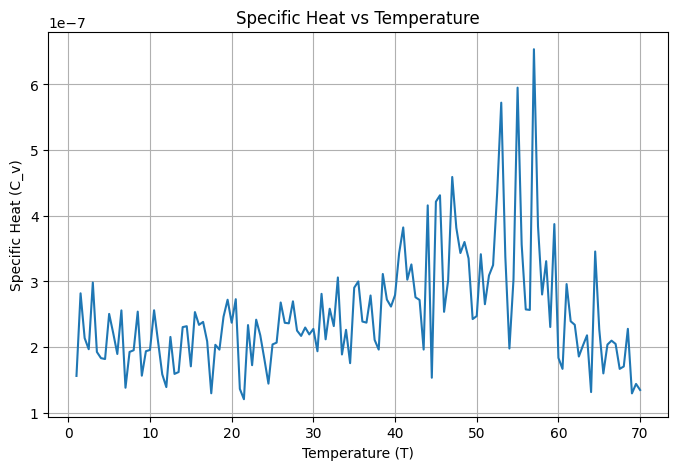
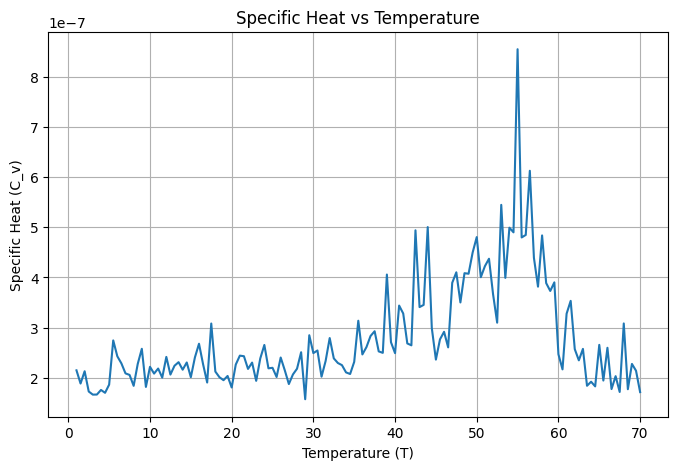
The notebook cell's code change between the first figure and the second:
--- before
+++ after
@@ -1,4 +1,5 @@
+
 plt.figure(figsize=(8,5))
-plt.plot(T, C_v)
+plt.plot(T[2:], C_v[2:])
 plt.xlabel('Temperature (T)')
 plt.ylabel('Specific Heat (C_v)')

Commit: completed C_v thing